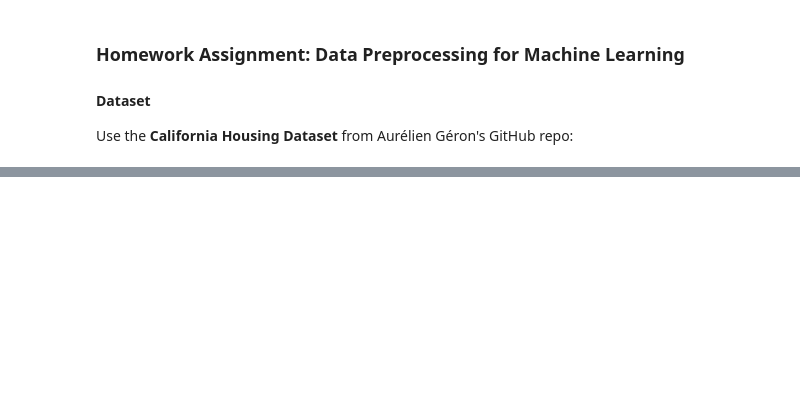
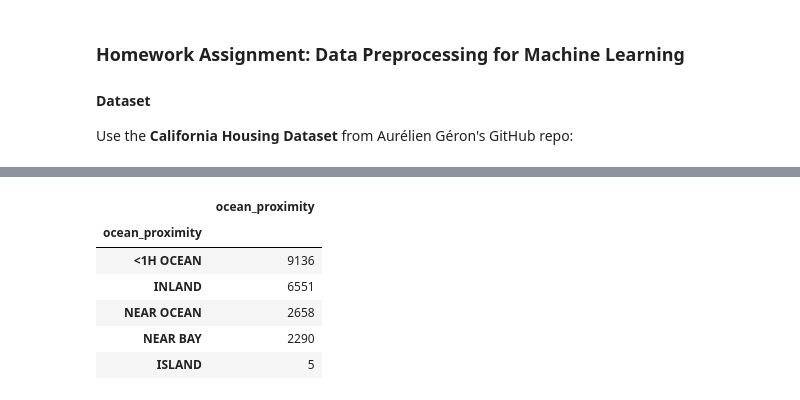
Before and after one commit to MarsX-2002/ai-roadmap, a Jupyter notebook: content/ml/preprocessing/homework.ipynb, the cells around one changed output, grey strips where cells are left out. Cells and saved outputs as stored; diff of their text form; code cells hidden in the pictures; blank space fills up the shorter version.

```diff
--- a/content/ml/preprocessing/homework.ipynb
+++ b/content/ml/preprocessing/homework.ipynb
@@ -54,0 +133,10 @@ Error: Could not find datasets/housing/housing.csv after download
+# %%
+df.select_dtypes(include=["object", "category"]).apply(pd.Series.value_counts)
+# %% [output]
+|  | ocean_proximity |
+| ocean_proximity |  |
+| <1H OCEAN | 9136 |
+| INLAND | 6551 |
+| NEAR OCEAN | 2658 |
+| NEAR BAY | 2290 |
+| ISLAND | 5 |
```
Also changed, not shown: parts of 9 cells of this notebook, 1 other file.
